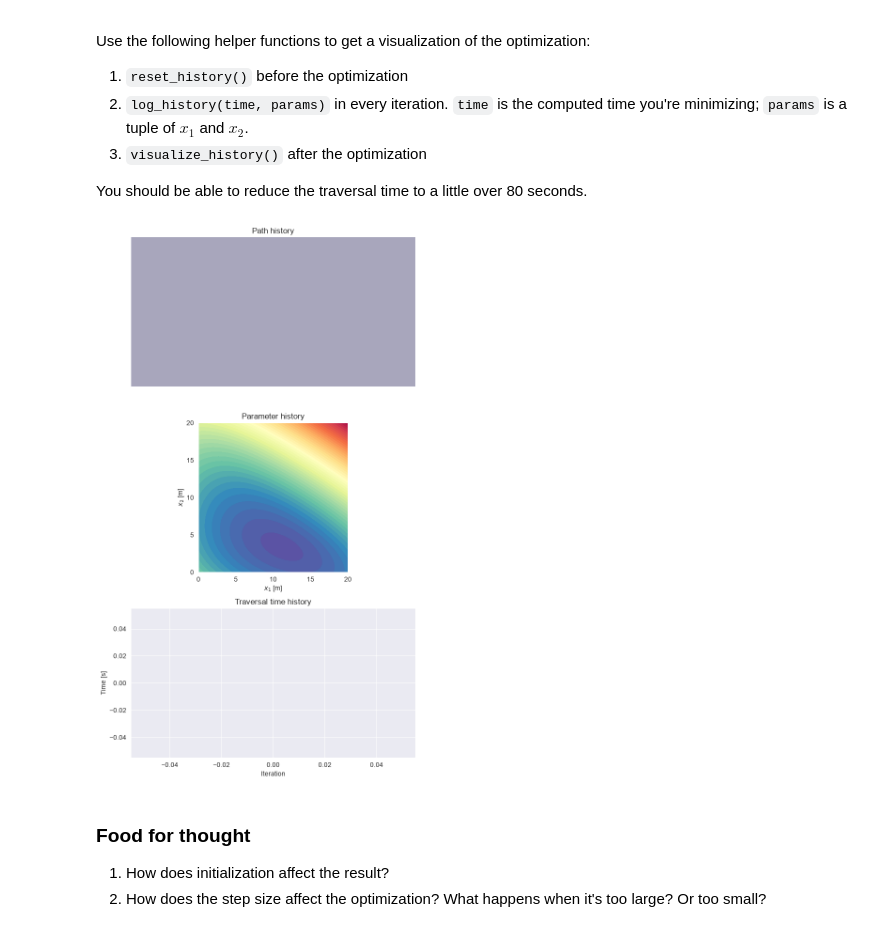
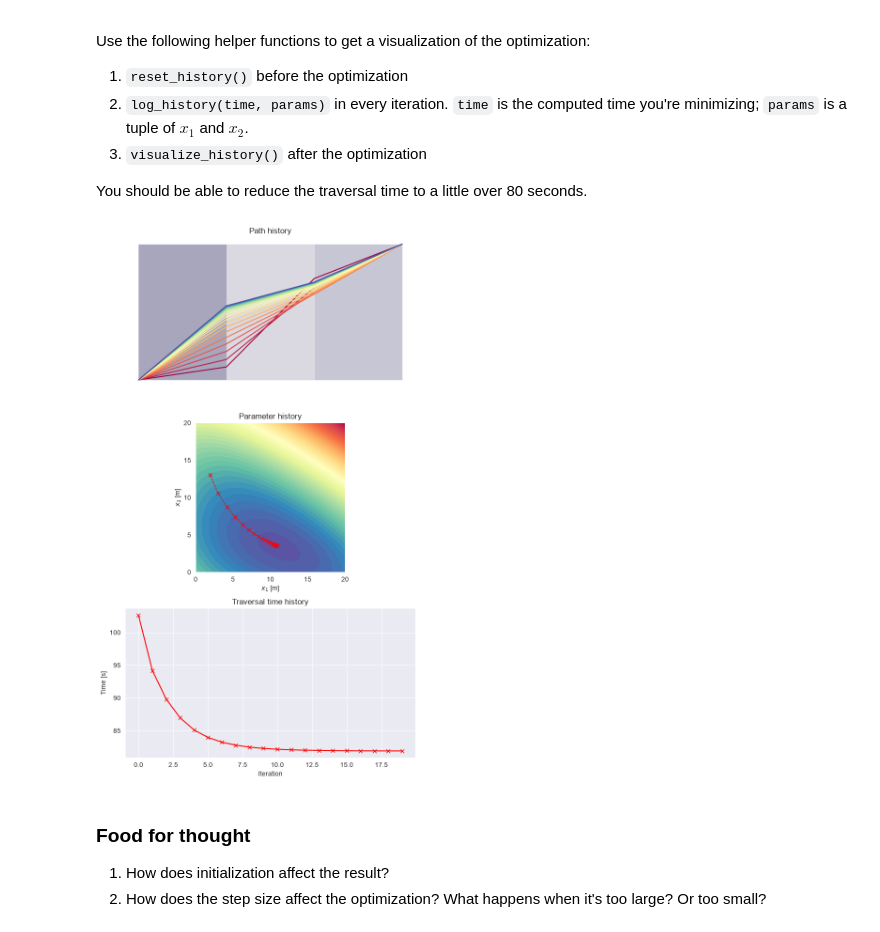
Before and after one commit to andersource/diffprog-intro, a Jupyter notebook: exercise-1.ipynb, the cells around one changed output. Drawn from its saved outputs; the diff is of its cells as text; code cells hidden in the pictures.

```diff
--- a/exercise-1.ipynb
+++ b/exercise-1.ipynb
@@ -23,7 +23,8 @@ Implement a function that accepts $ x_1 $ and $ x_2 $, and returns the time to t
 $$ time(x_1, x_2) = \frac{\sqrt{x_1^2 + D^2}}{V_1} + \frac{\sqrt{x_2^2 + D^2}}{V_2} + \frac{\sqrt{(H - x_1 - x_2)^2 + D^2}}{V_3} $$
 # %%
 def calculate_time(x1, x2):
-    raise NotImplementedError()
+    x3 = H - x1 - x2
+    return torch.sqrt(x1 ** 2 + D ** 2) / V1 + torch.sqrt(x2 ** 2 + D ** 2) / V2 + torch.sqrt(x3 ** 2 + D ** 2) / V3
 # %% [markdown]
 ### Gradient descent
 Implement gradient descent to find a path that minimizes the time to traverse the path.
@@ -37,17 +38,21 @@ You should be able to reduce the traversal time to a little over 80 seconds.
 # %%
 reset_history()
 
-x1 = torch.tensor(torch.nan, requires_grad=True)
-x2 = torch.tensor(torch.nan, requires_grad=True)
-optimizer = None
-for i in range(0):
-    continue
+x1 = torch.tensor(.1 * H, requires_grad=True)
+x2 = torch.tensor(.85 * H, requires_grad=True)
+optimizer = torch.optim.SGD([x1, x2], lr=1.5)
+for i in range(20):
+    time = calculate_time(x1, x2)
 
-    log_history(None, (None, None))
+    optimizer.zero_grad()
+    time.backward()
+    optimizer.step()
+
+    log_history(time, (x1, x2))
 
 visualize_history()
 # %% [output]
-[figure, old version]
+[figure, new version]
 # %% [markdown]
 ### Food for thought
 
```
Also changed, not shown: 2 other files.
